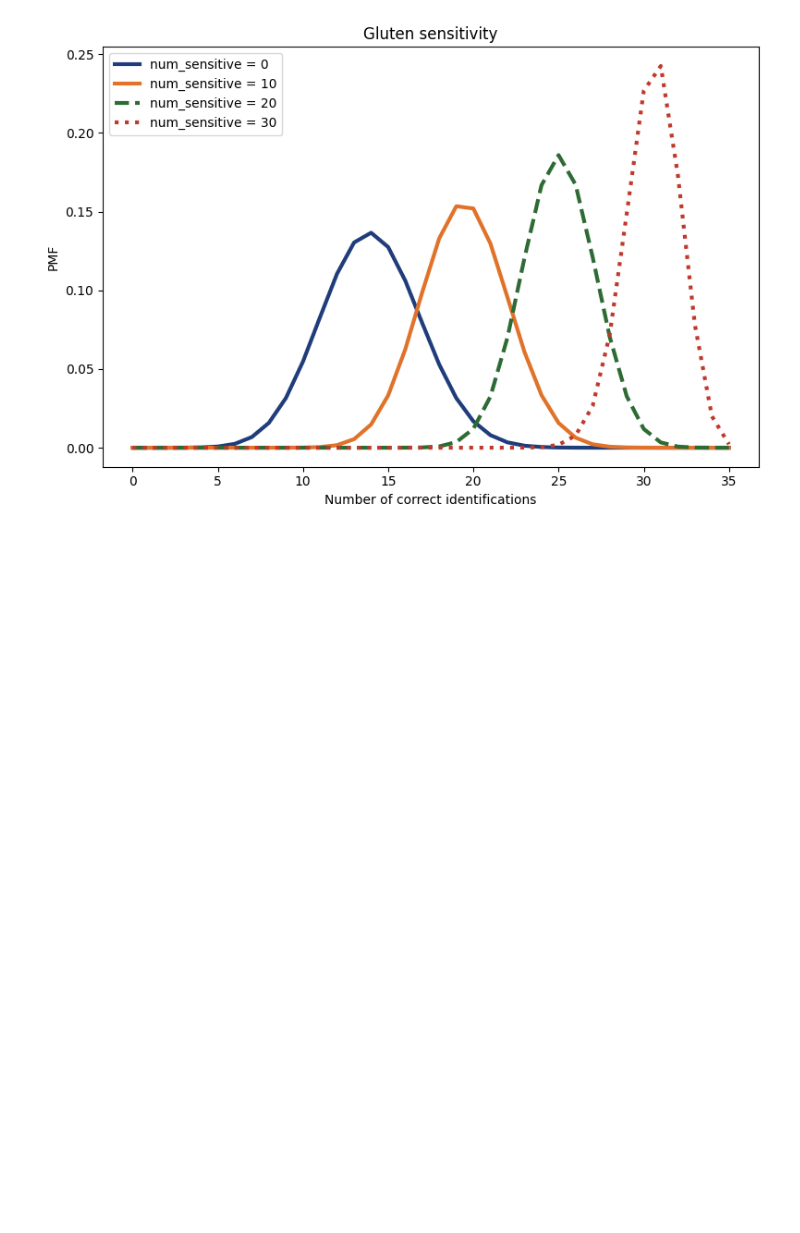
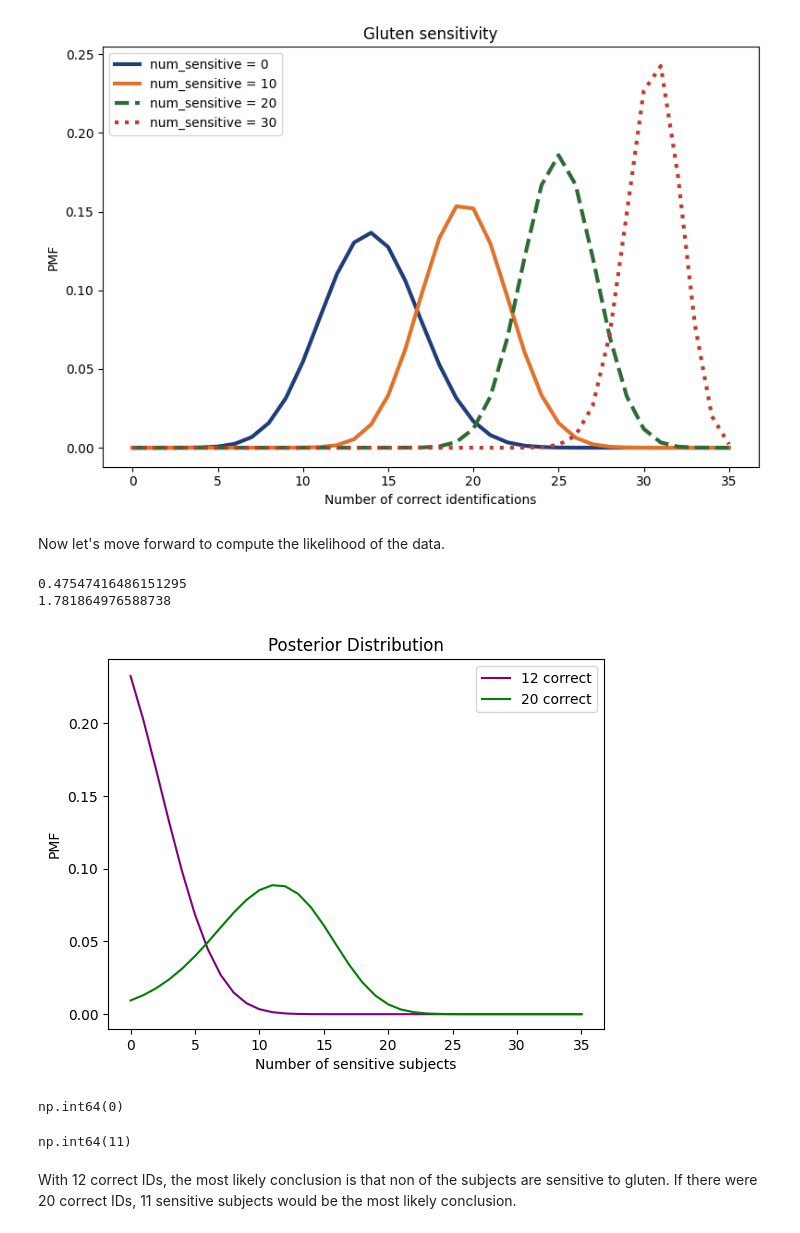
Before and after one commit to coletlacroix/math, a Jupyter notebook: 00.10_Think_Bayes_Downey/6_odds_and_addends.ipynb, the cells around one changed output. Drawn from its saved outputs; the diff is of its cells as text; code cells hidden in the pictures; blank space fills up the shorter version.

```diff
--- a/00.10_Think_Bayes_Downey/6_odds_and_addends.ipynb
+++ b/00.10_Think_Bayes_Downey/6_odds_and_addends.ipynb
@@ -257,7 +257,7 @@ from utils import make_binomial
 dist_sensitive = make_binomial(num_sensitive, 0.95)
 dist_insensitive = make_binomial(num_insensitive, 0.40)
 
-dist_total = Pmf.add_dist(dist_sensitive, dist_insenstive)
+dist_total = Pmf.add_dist(dist_sensitive, dist_insensitive)
 # %%
 dist_sensitive.plot(label='sensitive', color = 'purple')
 dist_insensitive.plot(label='insensitive', color = 'green')
@@ -287,4 +277,18 @@ for num_sensitive in range(0, num + 1):
 # %%
+import numpy as np
+import pandas as pd
+import matplotlib.pyplot as plt
+
+# (table built the same way as before)
+num = 35
+table = pd.DataFrame()
+for num_sensitive in range(0, num + 1):
+    num_insensitive = num - num_sensitive
+    dist_sensitive = make_binomial(num_sensitive, 0.95)
+    dist_insensitive = make_binomial(num_insensitive, 0.4)
+    dist_total = Pmf.add_dist(dist_sensitive, dist_insensitive)
+    table[num_sensitive] = dist_total
+
 # the book's four selected columns and matching line styles
 cols = [0, 10, 20, 30]
 styles = ['-', '-', '--', ':']
@@ -303,3 +307,43 @@ plt.tight_layout()
 plt.show()
 # %% [output]
 [figure]
+# %% [markdown]
+Now let's move forward to compute the likelihood of the data.
+# %%
+likelihood1 = table.loc[12]
+
+hypos = np.arange(num + 1)
+prior = Pmf(1, hypos)
+
+posterior1 = prior * likelihood1
+posterior1.normalize()
+
+# for comparison, another possible outcome from 20 correct identifications
+
+likelihood2 = table.loc[20]
+posterior2 = prior * likelihood2
+posterior2.normalize()
+# %% [output]
+0.47547416486151295
+1.781864976588738
+# %%
+posterior1.plot(label='12 correct', color = 'purple')
+posterior2.plot(label='20 correct', color = 'green')
+plt.xlabel('Number of sensitive subjects')
+plt.ylabel('PMF')
+plt.title('Posterior Distribution')
+plt.ylim(posterior1.min() - .01, posterior1.max() * 1.05)
+plt.legend()
+plt.show()
+# %% [output]
+[figure, added]
+# %%
+posterior1.max_prob()
+# %% [output]
+np.int64(0)
+# %%
+posterior2.max_prob()
+# %% [output]
+np.int64(11)
+# %% [markdown]
+With 12 correct IDs, the most likely conclusion is that non of the subjects are sensitive to gluten. If there were 20 correct IDs, 11 sensitive subjects would be the most likely conclusion.
```
Also changed, not shown: parts of 1 cell of this notebook, 1 other file.
